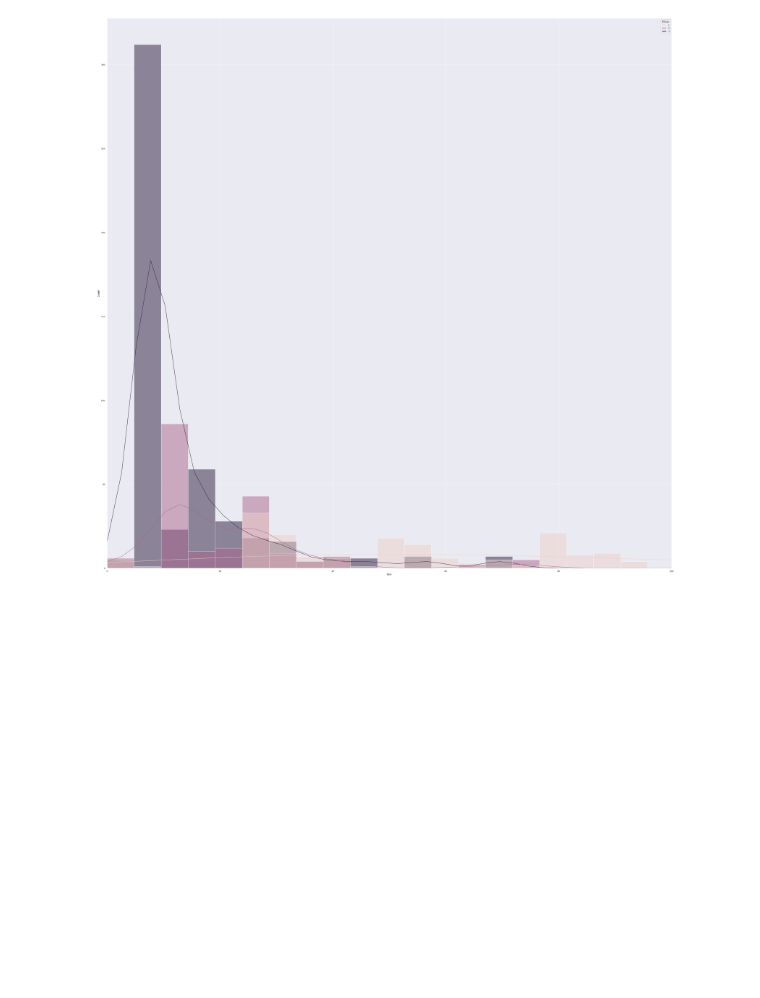
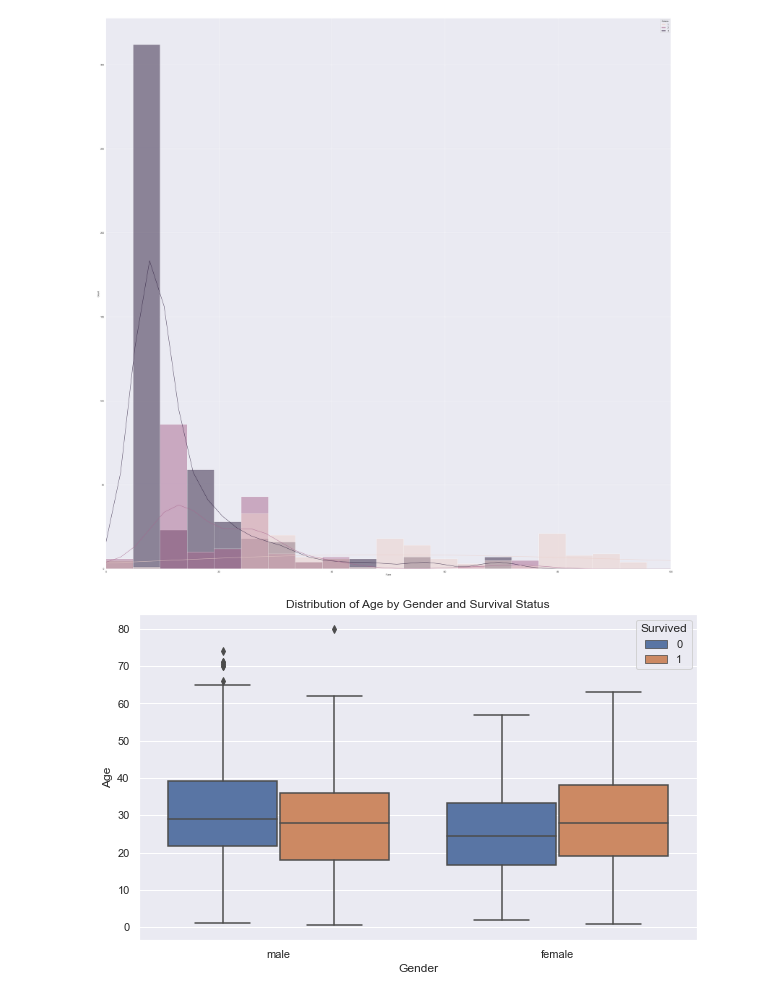
Before and after one commit to Ingenious-c0der/University_Assignments, a Jupyter notebook: DSDBA/asg_4.ipynb, the cells around one changed output. Cells and saved outputs as stored; diff of their text form; code cells hidden in the pictures; blank space fills up the shorter version.

```diff
--- a/DSDBA/asg_4.ipynb
+++ b/DSDBA/asg_4.ipynb
@@ -39,15 +35,13 @@ df['MartialStatus'] = 1
 
 for index , row in df.iterrows():
     name = row["Name"]
-    print(name)
     if "Miss." in name:
          df.loc[index,"MartialStatus"] = 0
     elif "Mr." in name:
          df.loc[index,"MartialStatus"] = 2
-    elif "Master." in name and row.Age > 18 :
+
+    elif "Master." in name and row.Age < 18 :
          df.loc[index,"MartialStatus"] = 3
-    elif "Master." in name and row.Age < 18 :
-         df.loc[index,"MartialStatus"] = 4
 
     #df.loc[index,"MartialStatus"] = 0 if "Miss." in row['Name'] else 1 if "Mr." in row['Name'] else 2
 sns.barplot(x = df['MartialStatus'], y = df['Survived'])
@@ -84,3 +61,14 @@ x.set_xlim(0,100)
 # %% [output]
 (0.0, 100.0)
 [figure]
+# %%
+# Create the box plot
+plt.figure(figsize=(10, 6))
+sns.boxplot(data=df, x='Sex', y='Age', hue='Survived')
+plt.title('Distribution of Age by Gender and Survival Status')
+plt.xlabel('Gender')
+plt.ylabel('Age')
+plt.legend(title='Survived', loc='upper right')
+plt.show()
+# %% [output]
+[figure, added]
```
Also changed, not shown: parts of 6 cells of this notebook, 7 other files.
